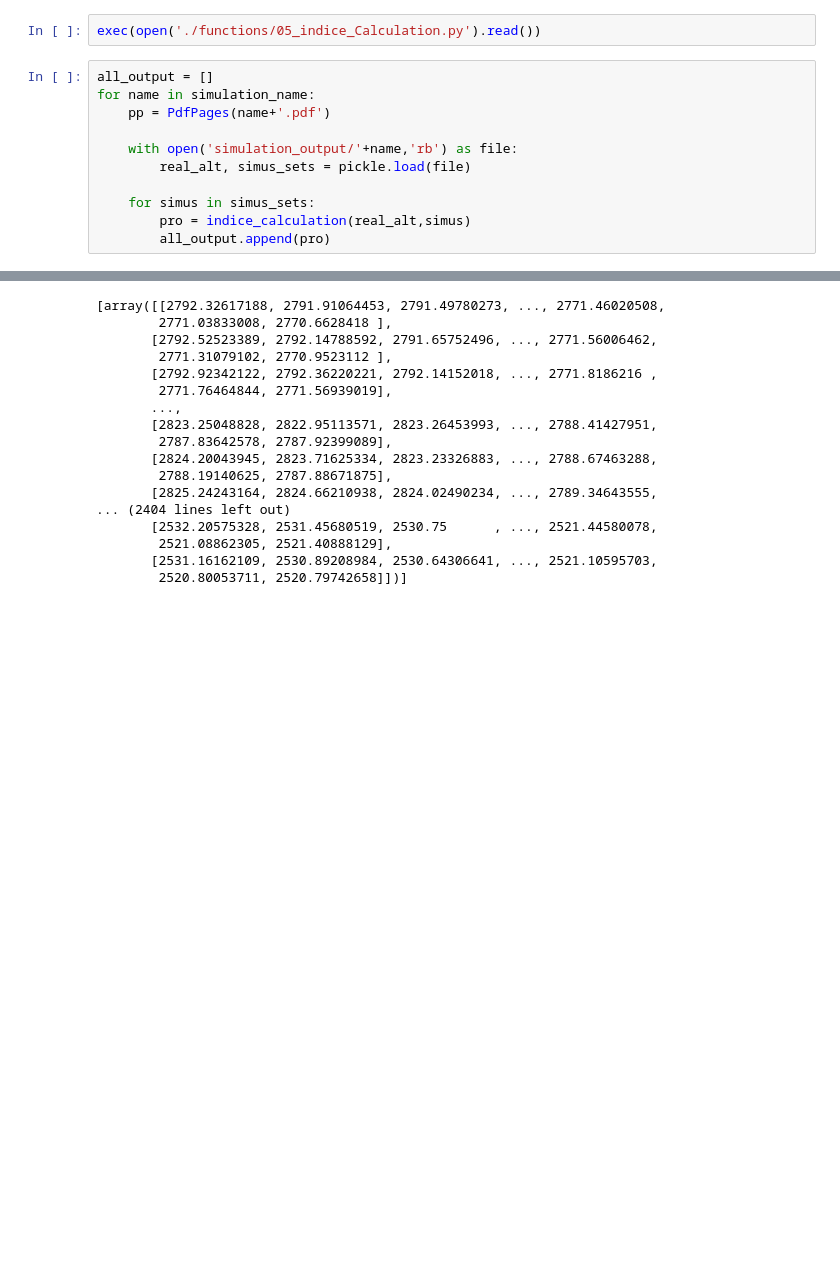
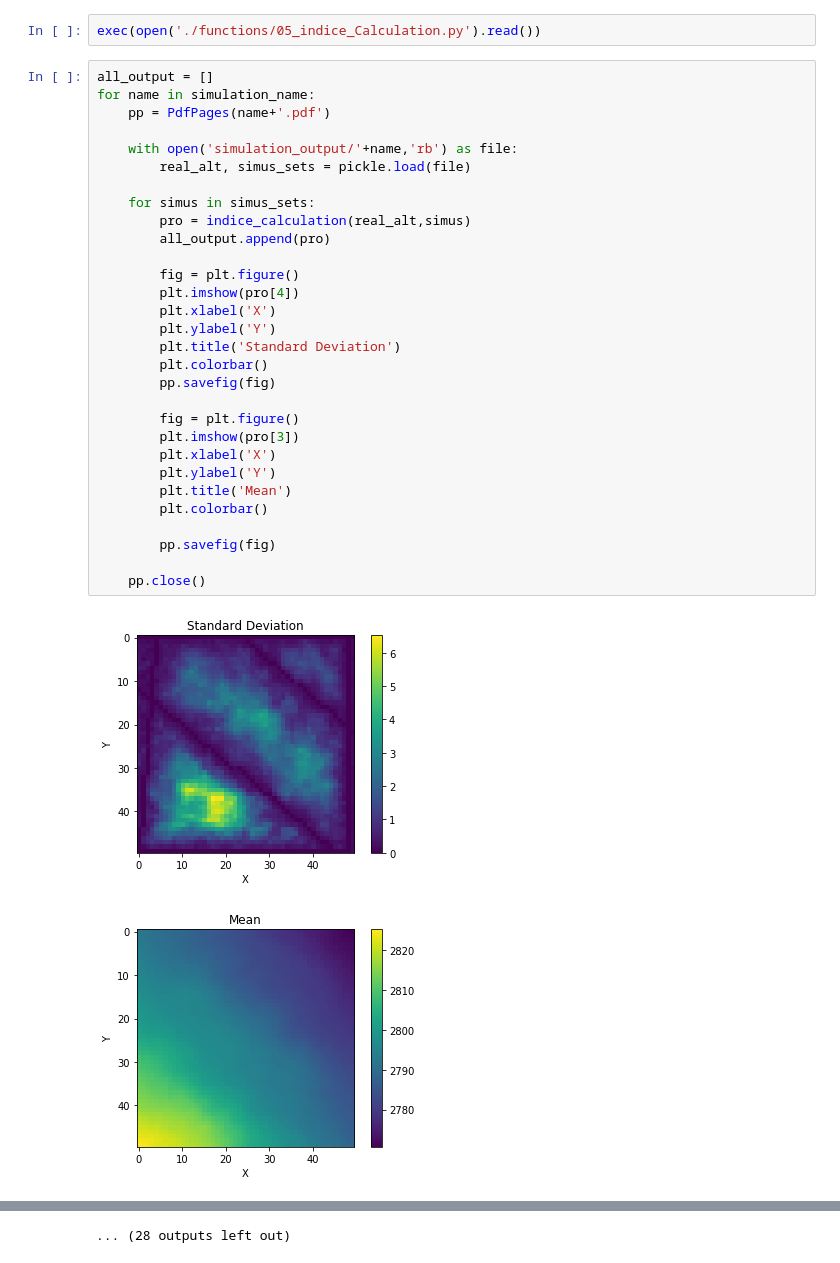
Before and after one commit to valDallalba/Tsanfleuron_geostatistical_baserock_estimation_paper, a Jupyter notebook: 05_postSimulation.ipynb, the cells around one changed output, grey strips where cells are left out. Saved outputs shown, nothing was run; the diff lists cells and outputs as text; blank space fills up the shorter version.

```diff
--- a/05_postSimulation.ipynb
+++ b/05_postSimulation.ipynb
@@ -16,12 +16,33 @@ exec(open('./functions/05_indice_Calculation.py').read())
 # %%
 all_output = []
 for name in simulation_name:
     pp = PdfPages(name+'.pdf')
 
     with open('simulation_output/'+name,'rb') as file:
         real_alt, simus_sets = pickle.load(file)
 
     for simus in simus_sets:
         pro = indice_calculation(real_alt,simus)
         all_output.append(pro)
+
+        fig = plt.figure()
+        plt.imshow(pro[4])
+        plt.xlabel('X')
+        plt.ylabel('Y')
+        plt.title('Standard Deviation')
+        plt.colorbar()
+        pp.savefig(fig)
+
+        fig = plt.figure()
+        plt.imshow(pro[3])
+        plt.xlabel('X')
+        plt.ylabel('Y')
+        plt.title('Mean')
+        plt.colorbar()
+
+        pp.savefig(fig)
+
+    pp.close()
 # %% [output]
+[figure, added]
+[figure, added]
@@ -28,17 +59 @@ for name in simulation_name:
-[array([[2792.32617188, 2791.91064453, 2791.49780273, ..., 2771.46020508,
-        2771.03833008, 2770.6628418 ],
-       [2792.52523389, 2792.14788592, 2791.65752496, ..., 2771.56006462,
-        2771.31079102, 2770.9523112 ],
-       [2792.92342122, 2792.36220221, 2792.14152018, ..., 2771.8186216 ,
-        2771.76464844, 2771.56939019],
-       ...,
-       [2823.25048828, 2822.95113571, 2823.26453993, ..., 2788.41427951,
-        2787.83642578, 2787.92399089],
-       [2824.20043945, 2823.71625334, 2823.23326883, ..., 2788.67463288,
-        2788.19140625, 2787.88671875],
-       [2825.24243164, 2824.66210938, 2824.02490234, ..., 2789.34643555,
-... (2404 lines left out)
-       [2532.20575328, 2531.45680519, 2530.75      , ..., 2521.44580078,
-        2521.08862305, 2521.40888129],
-       [2531.16162109, 2530.89208984, 2530.64306641, ..., 2521.10595703,
-        2520.80053711, 2520.79742658]])]
+... (28 outputs left out)
```
Also changed, not shown: parts of 7 cells of this notebook.
